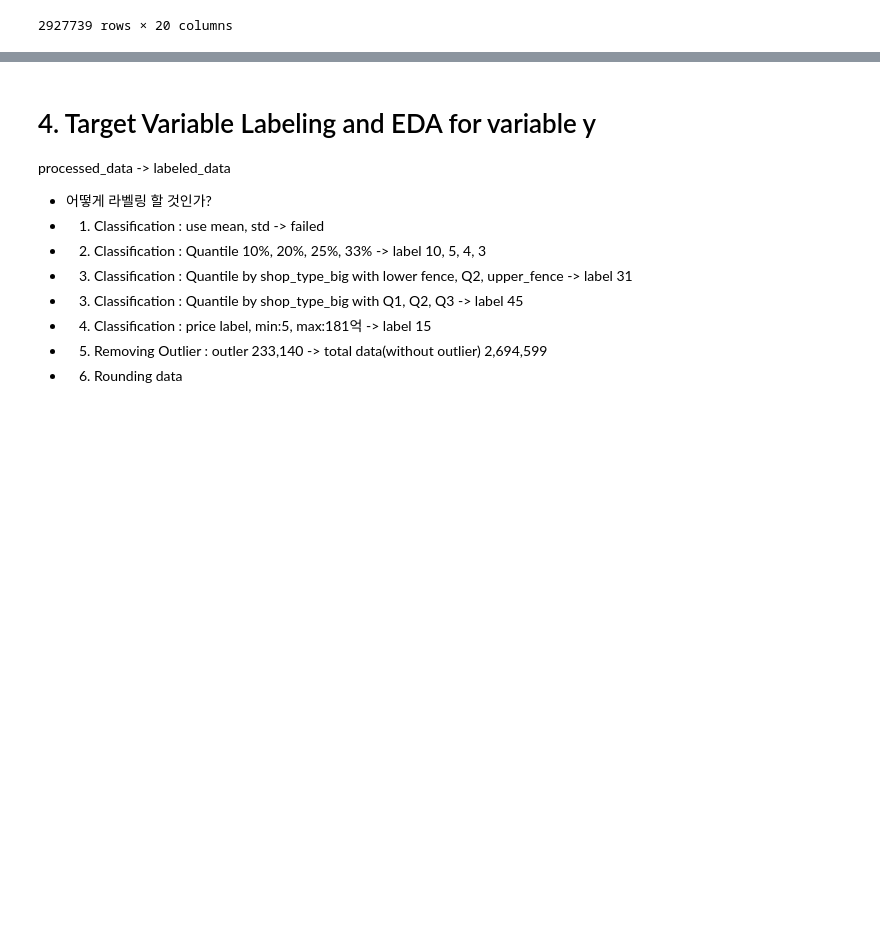
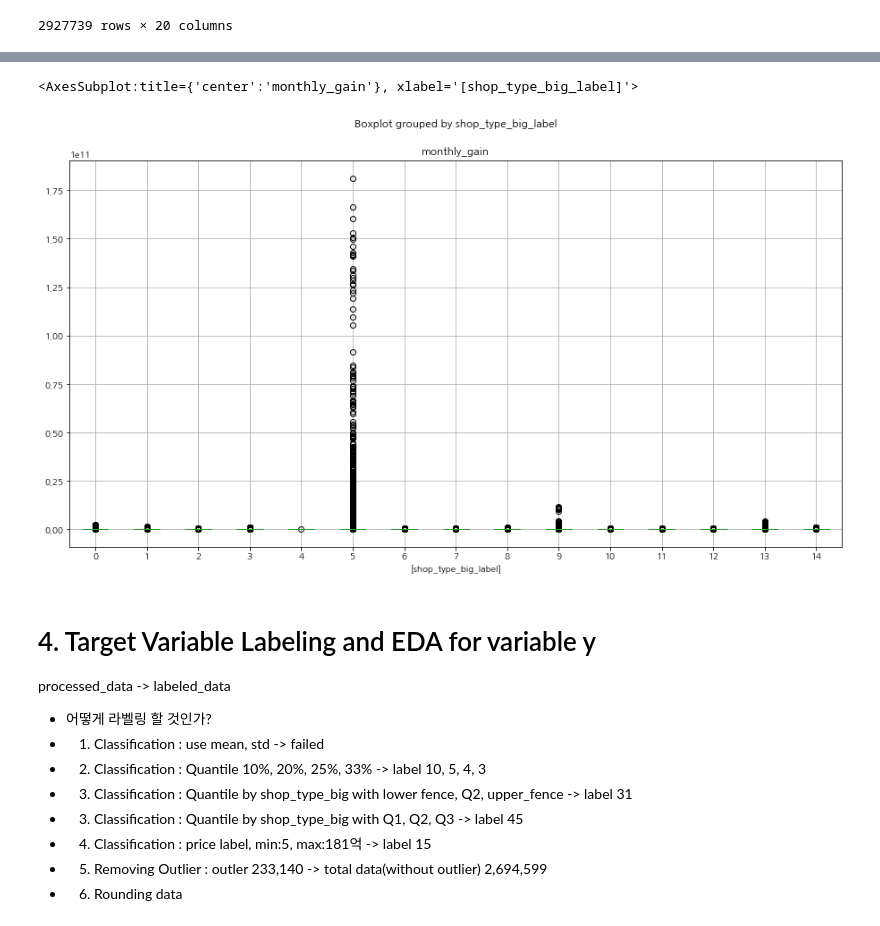
Before and after one commit to iDolphin99/Commerical_data_analysis, a Jupyter notebook: dolphin/baseline_classification_big_NLP.ipynb, the cells around one changed output, grey strips where cells are left out. Cells and saved outputs as stored; diff of their text form; code cells hidden in the pictures; blank space fills up the shorter version.

```diff
--- a/dolphin/baseline_classification_big_NLP.ipynb
+++ b/dolphin/baseline_classification_big_NLP.ipynb
@@ -297,6 +312,9 @@ sns.boxplot(x='shop_type_big', y='average_sale_price', data=processed_data)
 # %%
 # check the 'monthly_gain'
-processed_data.boxplot(column = ['monthly_gain'], by=['shop_type_big'])
+processed_data.boxplot(column = ['monthly_gain'], by=['shop_type_big_label'])
+# %% [output]
+<AxesSubplot:title={'center':'monthly_gain'}, xlabel='[shop_type_big_label]'>
+[figure, added]
 # %% [markdown]
 # 4. Target Variable Labeling and EDA for variable y
 processed_data -> labeled_data
```
Also changed, not shown: parts of 13 cells of this notebook.
